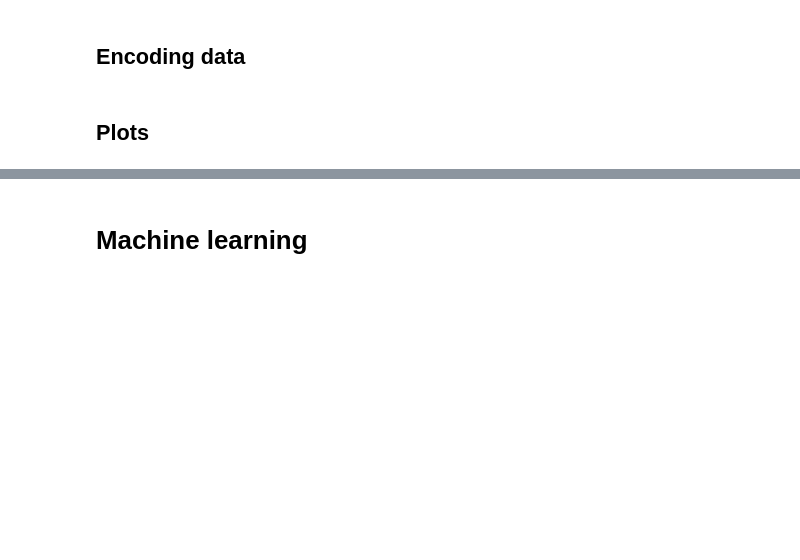
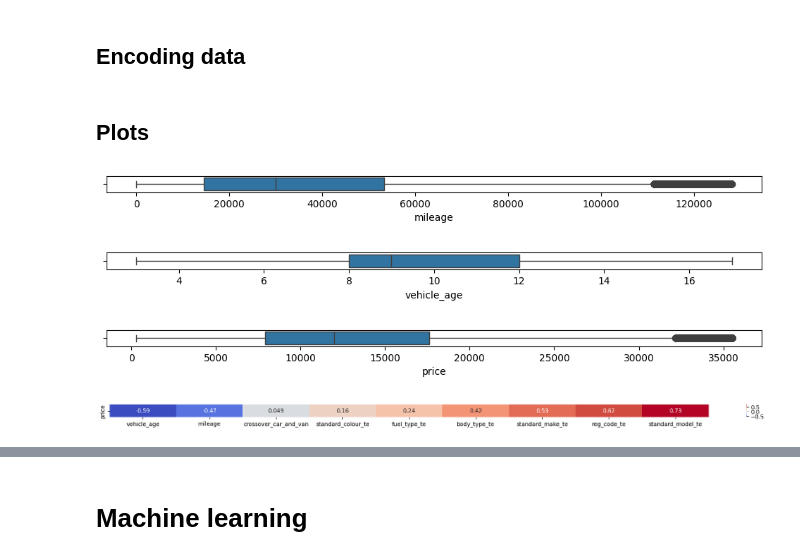
Before and after one commit to jake05050505/UA92-12-Applied_Artificial_Intelligence, a Jupyter notebook: assignment.ipynb, the cells around one changed output, grey strips where cells are left out. Saved outputs shown, nothing was run; the diff lists cells and outputs as text; code cells hidden in the pictures; blank space fills up the shorter version.

```diff
--- a/assignment.ipynb
+++ b/assignment.ipynb
@@ -236,26 +323,24 @@ for subset in ['reg_code', 'standard_colour', 'standard_make', 'standard_model',
 # %%
 if render_plots:
     for subset in df[['mileage', 'vehicle_age', 'price']]:
         plt.figure(figsize=(12,0.3))
         sns.boxplot(
             data=df,
             x=subset
         )
         plt.show()
 
-    plt.figure(figsize=(12,1.5))
-    plt.title("vehicles by age")
-    sns.histplot(
-        data=df['vehicle_age'],
-    )
-    plt.show()
-
     corr = df.corr(numeric_only=True)["price"].drop("price").sort_values() # ChatGPT
     corr = corr.to_frame().T # ChatGPT
-    plt.figure(figsize=(23, 0.4))
+    plt.figure(figsize=(24, 0.4))
     sns.heatmap(
         data=corr,
         annot=True,
         cmap='coolwarm'
     )
     plt.show()
+# %% [output]
+[figure, added]
+[figure, added]
+[figure, added]
+[figure, added]
```
Also changed, not shown: parts of 33 cells of this notebook.
